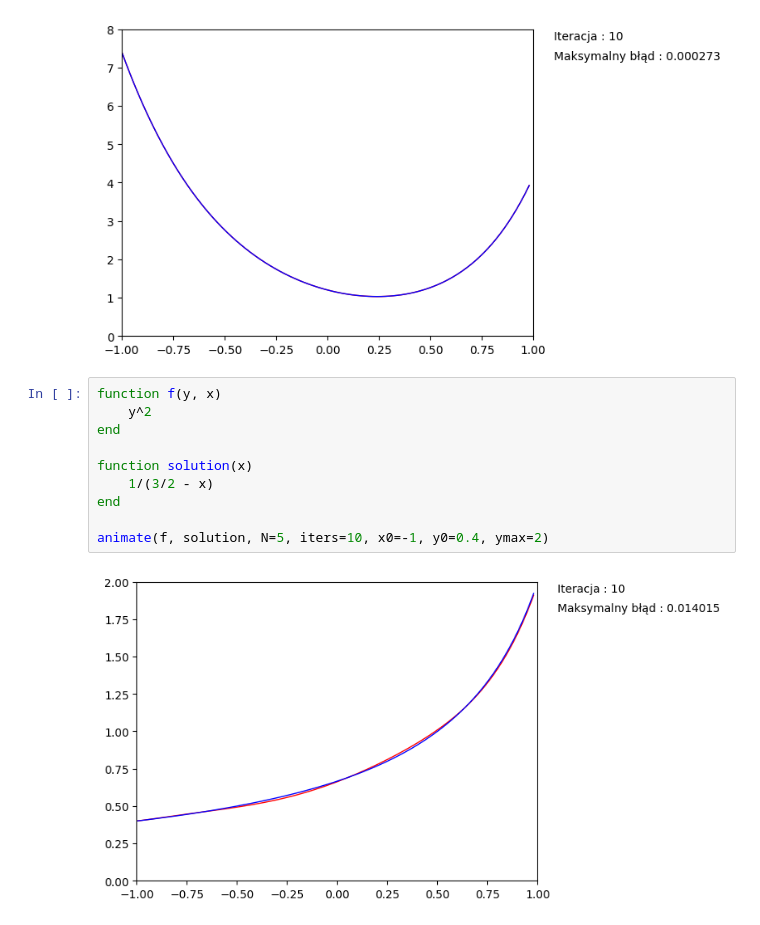
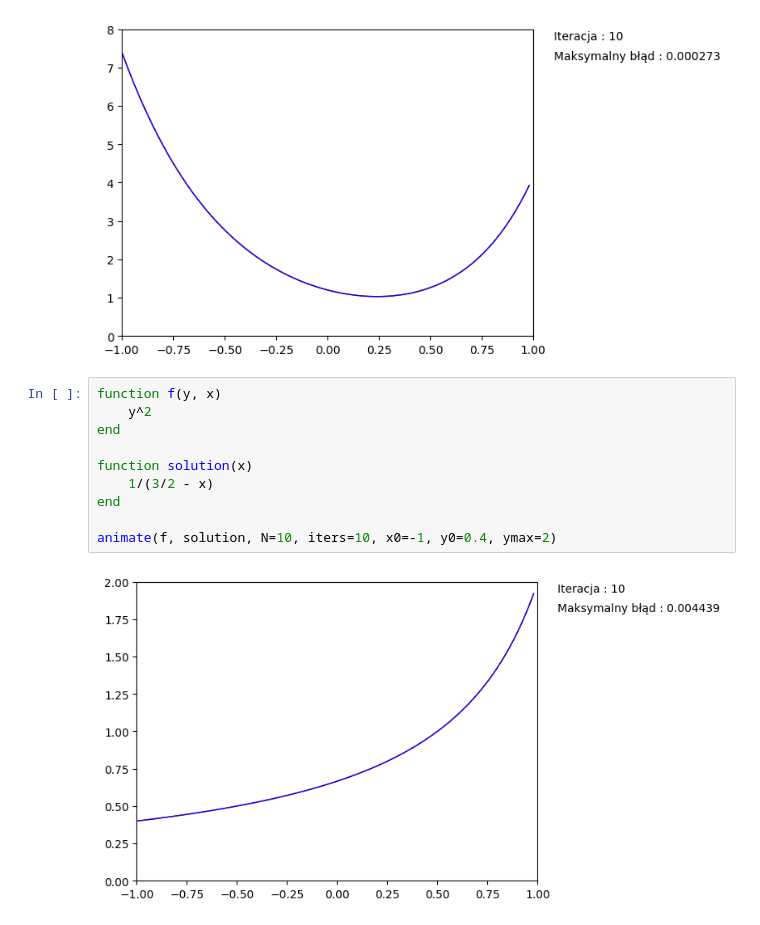
Before and after one commit to matiwertyl2/Studia, a Jupyter notebook: AN_2017_zima/p3/prog/program.ipynb, the cells around one changed output. Cells and saved outputs as stored; diff of their text form.

```diff
--- a/AN_2017_zima/p3/prog/program.ipynb
+++ b/AN_2017_zima/p3/prog/program.ipynb
@@ -66,12 +66,12 @@ animate(f, solution, x0=0.0, y0=1.2, iters=10, N=10, ymin=0, ymax=8)
 # %%
 function f(y, x)
     y^2
 end
 
 function solution(x)
     1/(3/2 - x)
 end
 
-animate(f, solution, N=5, iters=10, x0=-1, y0=0.4, ymax=2)
+animate(f, solution, N=10, iters=10, x0=-1, y0=0.4, ymax=2)
 # %% [output]
-[figure, old version]
+[figure, new version]
```
